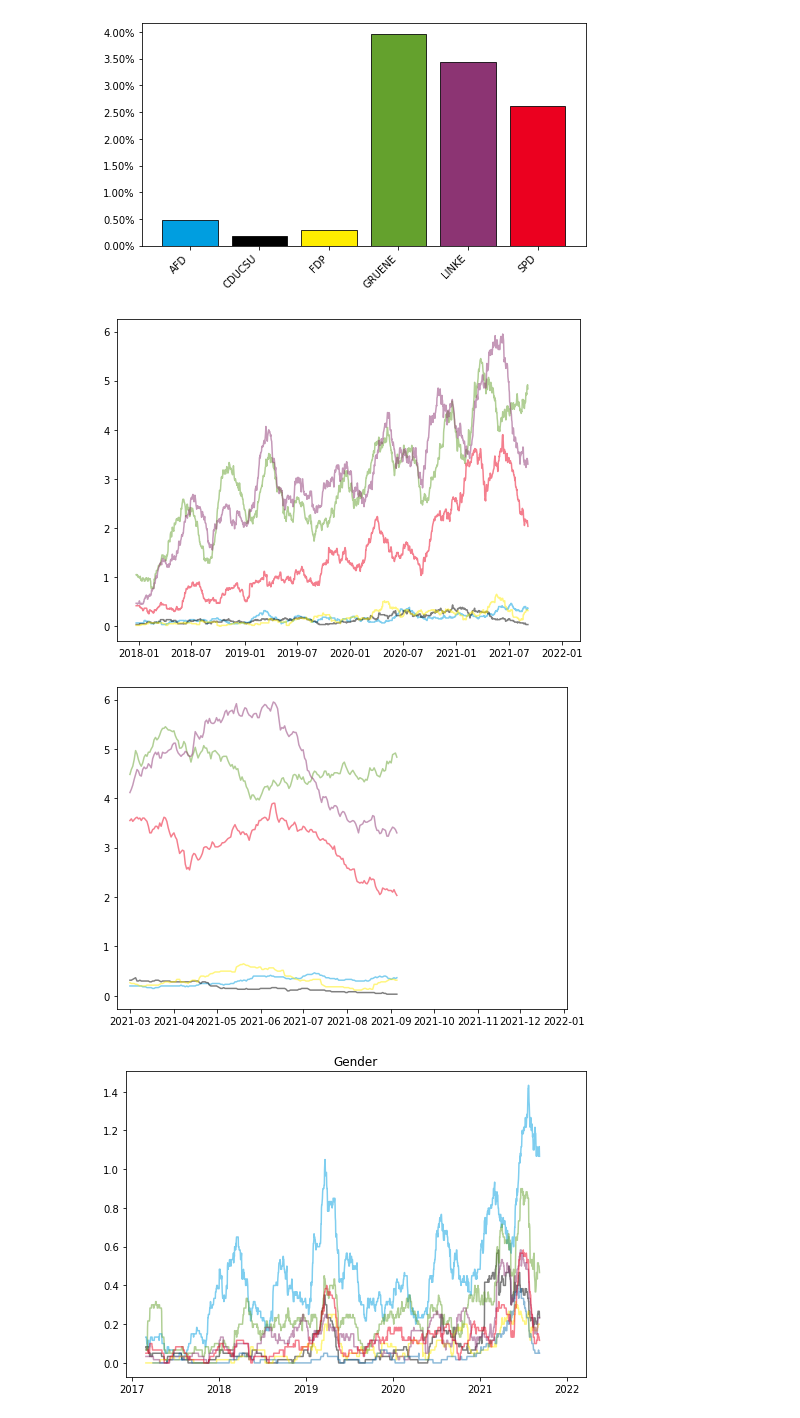
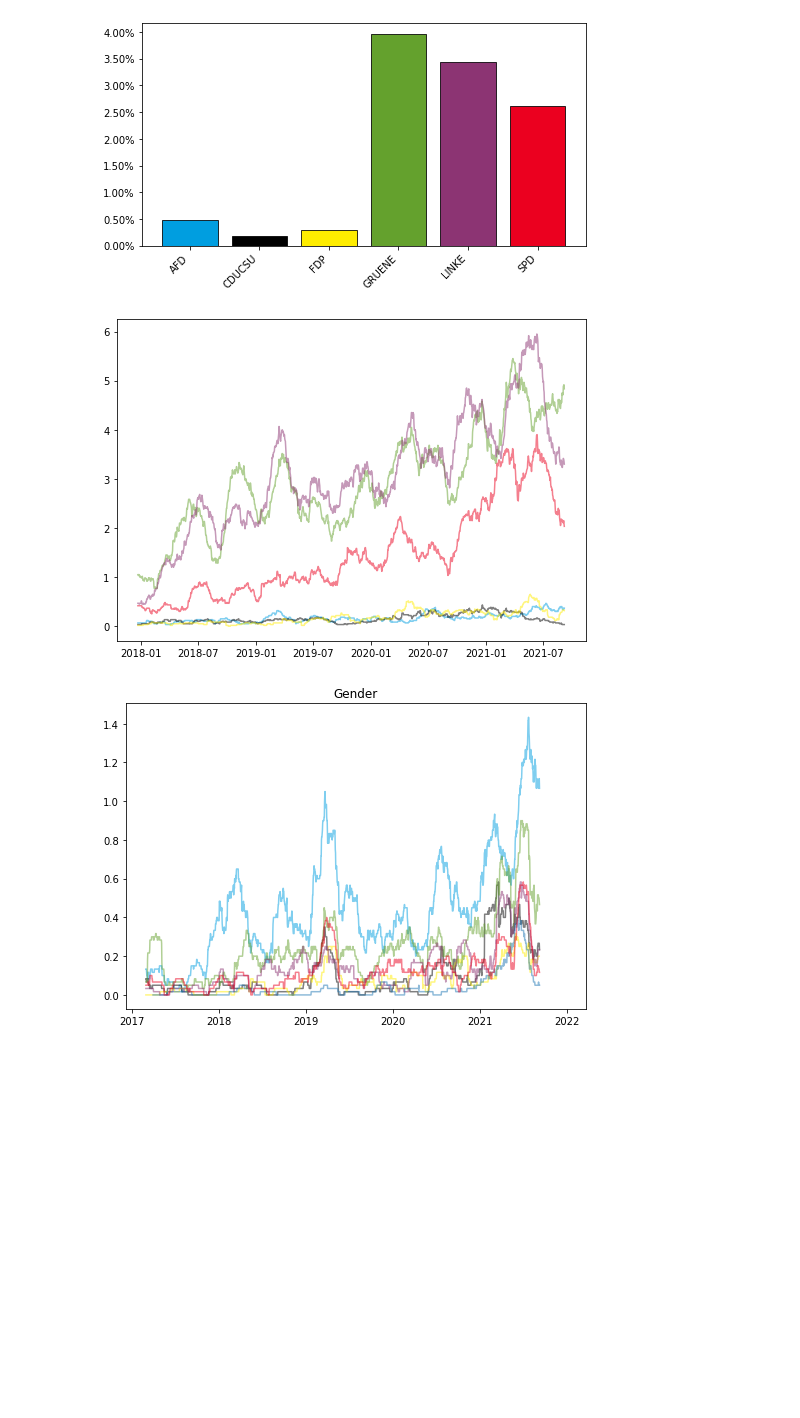
Before and after one commit to mcallaghan/ts-bundestag-tweets, a Jupyter notebook: Gender/Gender.ipynb, the cells around one changed output. Cells and saved outputs as stored; diff of their text form; code cells hidden in the pictures; blank space fills up the shorter version.

```diff
--- a/Gender/Gender.ipynb
+++ b/Gender/Gender.ipynb
@@ -543,22 +548,22 @@ for cutoff in cutoffs:
 21-01-01
 [figure]
 # %%
+#9 9. Which party members use gender language the most?
+fig, ax = plt.subplots(figsize=(7,5))
 
-    fig, ax = plt.subplots(figsize=(7,5))
+texts = []
+for i, (party, group) in enumerate(df[df.index>cutoffs[0]].groupby('party')):
+    counts = group.groupby(group.index.date)["tweet_genders"].sum()
+    counts = counts.rolling(60).mean()
+    ax.plot(counts, color=cdict[party.lower()],alpha=0.5)
+    texts.append(counts[-1])
 
-    texts = []
-    for i, (party, group) in enumerate(df[df.index>cutoff].groupby('party')):
-        counts = group.groupby(group.index.date)["tweet_genders"].sum()
-        counts = counts.rolling(60).mean()
-        ax.plot(counts, color=cdict[party.lower()],alpha=0.5)
-        texts.append(counts[-1])
+plt.savefig(f"plots/9_time.png", bbox_inches="tight")
+plt.savefig(f"plots/9_time.pdf", bbox_inches="tight")
 
-    ax.set_xlim(xmax=ax.get_xlim()[1]*1.00015)
-
-    fig.tight_layout()
+fig.tight_layout()
 # %% [output]
-[figure, old version]
+[figure, new version]
-[figure, removed]
 # %%
 
 fig, ax = plt.subplots(figsize=(7,5))
```
Also changed, not shown: parts of 2 cells of this notebook, 7 other files.
